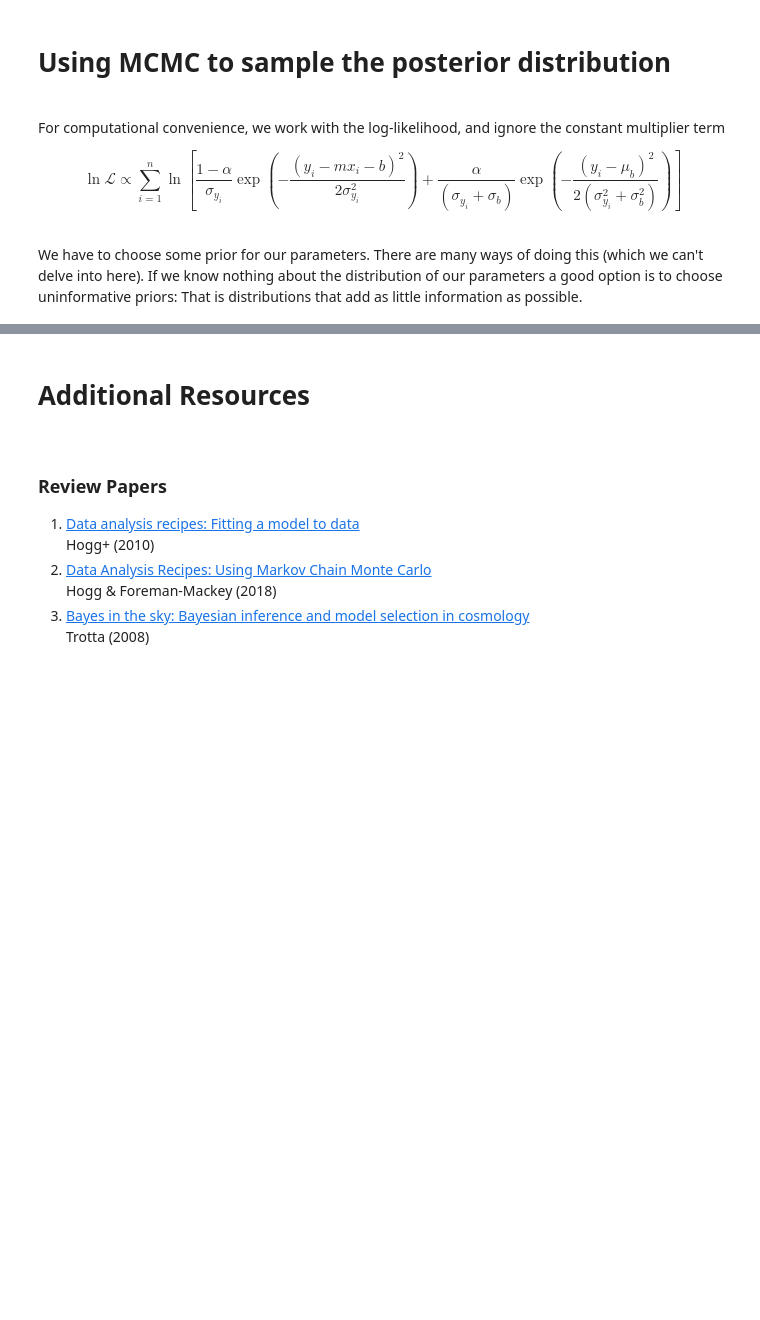
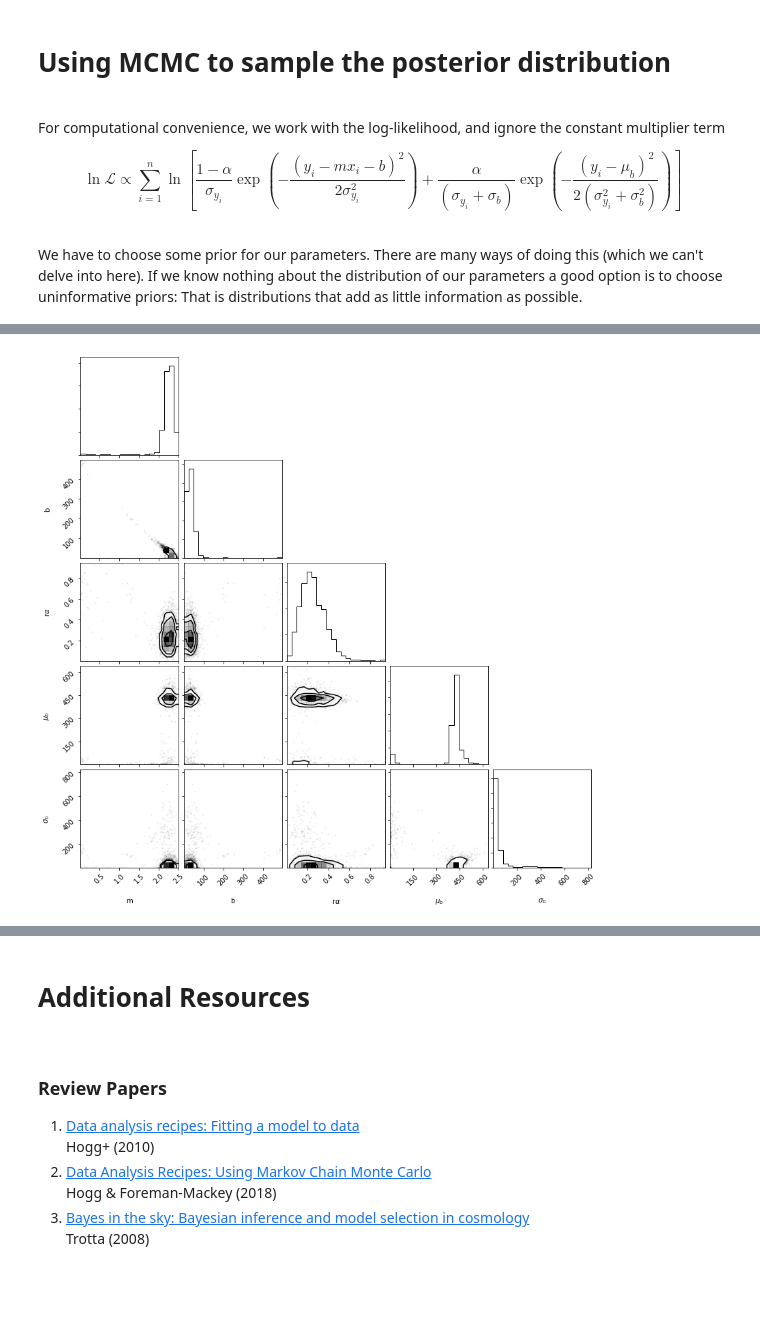
Before and after one commit to astromancer/basic-bayes, a Jupyter notebook: GenerativeModels.ipynb, the cells around one changed output, grey strips where cells are left out. Drawn from its saved outputs; the diff is of its cells as text; code cells hidden in the pictures; blank space fills up the shorter version.

Commit message:
update final plot

```diff
--- a/GenerativeModels.ipynb
+++ b/GenerativeModels.ipynb
@@ -340,5 +338,16 @@ pos, prob, state = sampler.run_mcmc(p0, n_burn)
 sampler.reset()
 
 # sample posterior
-n_samples = 1e4
+n_samples = 1e5
 pos, prob, state = sampler.run_mcmc(p0, n_samples)
+# %%
+import corner
+
+# get the samples
+flat_samples = sampler.chain.reshape(-1, dof)[::100]
+labels = 'm','b',r'r$\alpha$',r'$\mu_b$',r'$\sigma_b$'
+
+# plot the posteriors
+fig = corner.corner(flat_samples, labels=labels)
+display(fig)
+# %% [output]
@@ -344,0 +360 @@ pos, prob, state = sampler.run_mcmc(p0, n_samples)
+[figure, added]
```
Also changed, not shown: parts of 4 cells of this notebook.
